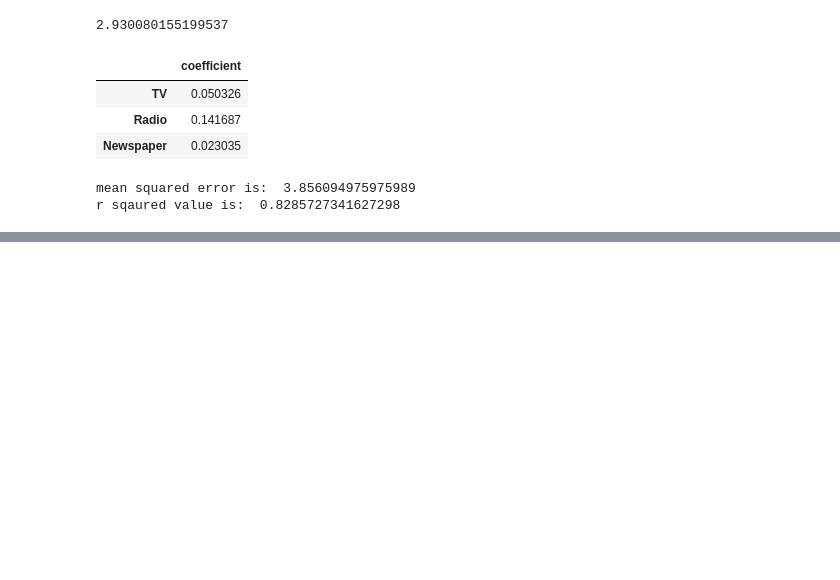
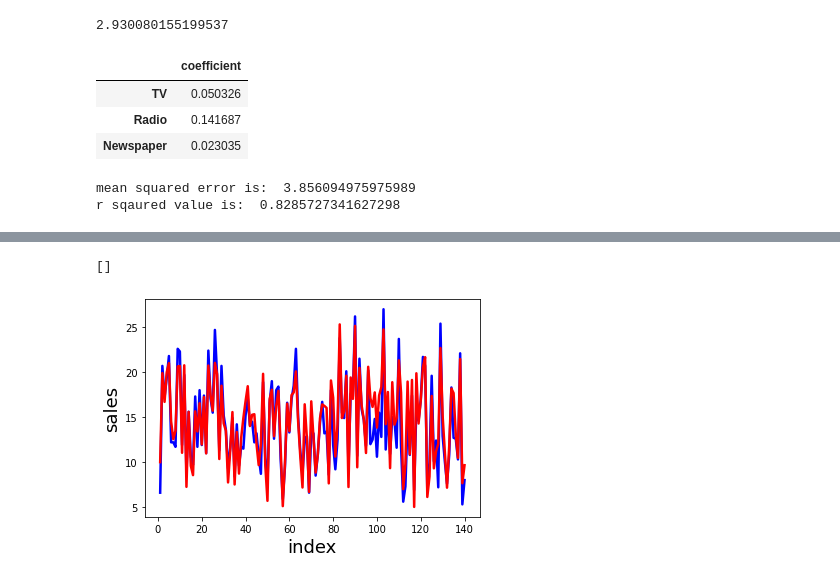
Before and after one commit to sahilb8/ML_Practice, a Jupyter notebook: LinearRegression/MultipleLR.ipynb, the cells around one changed output, grey strips where cells are left out. Drawn from its saved outputs; the diff is of its cells as text; code cells hidden in the pictures; blank space fills up the shorter version.

```diff
--- a/LinearRegression/MultipleLR.ipynb
+++ b/LinearRegression/MultipleLR.ipynb
@@ -151,0 +198,12 @@ ModuleNotFoundError: No module named 'numpy.lib.recfunctions'
+# %%
+c = [i for i in range(1,141)]
+plt.figure()
+plt.plot(c , y_test, color='b',linewidth=2.5, linestyle='-')
+plt.plot(c, y_pred, color='r',linewidth=2.5, linestyle='-')
+fig.suptitle('actual vs predicted', fontsize=20)
+plt.xlabel('index', fontsize=18)
+plt.ylabel('sales', fontsize=18)
+plt.plot()
+# %% [output]
+[]
+[figure, added]
```
Also changed, not shown: parts of 14 cells of this notebook, 2 other files.
